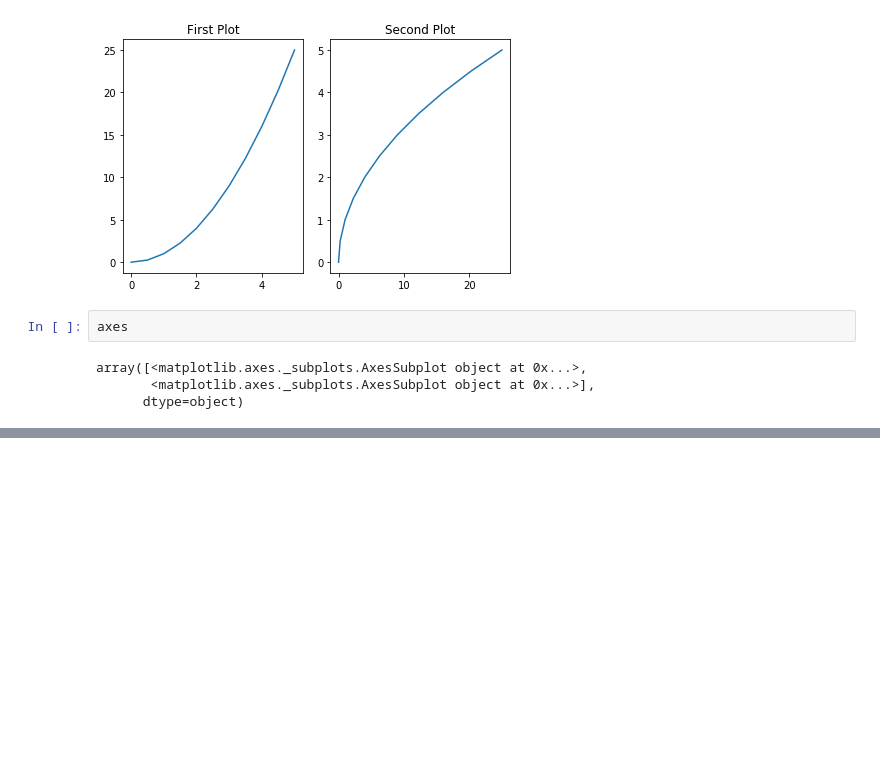
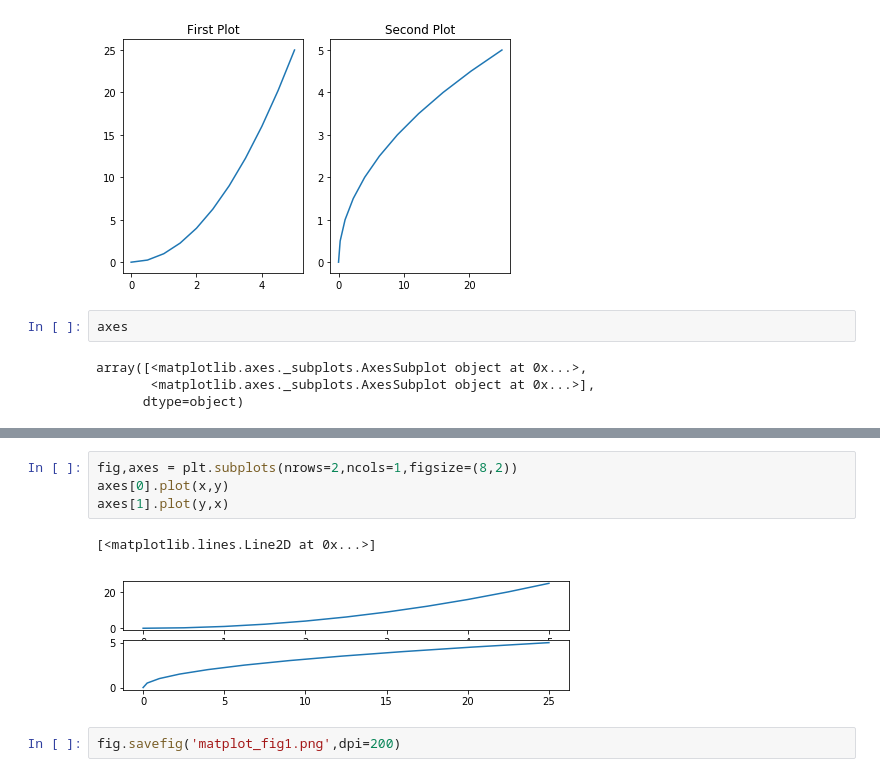
Before and after one commit to nembangallen/Data-Science-with-Python, a Jupyter notebook: Matplotlib - Data Visualization.ipynb, the cells around one changed output, grey strips where cells are left out. Drawn from its saved outputs; the diff is of its cells as text; blank space fills up the shorter version.

```diff
--- a/Matplotlib - Data Visualization.ipynb
+++ b/Matplotlib - Data Visualization.ipynb
@@ -84,0 +94,9 @@ array([<matplotlib.axes._subplots.AxesSubplot object at 0x...>,
+# %%
+fig,axes = plt.subplots(nrows=2,ncols=1,figsize=(8,2))
+axes[0].plot(x,y)
+axes[1].plot(y,x)
+# %% [output]
+[<matplotlib.lines.Line2D at 0x...>]
+[figure, added]
+# %%
+fig.savefig('matplot_fig1.png',dpi=200)
```
Also changed, not shown: parts of 10 cells of this notebook, 4 other files.
